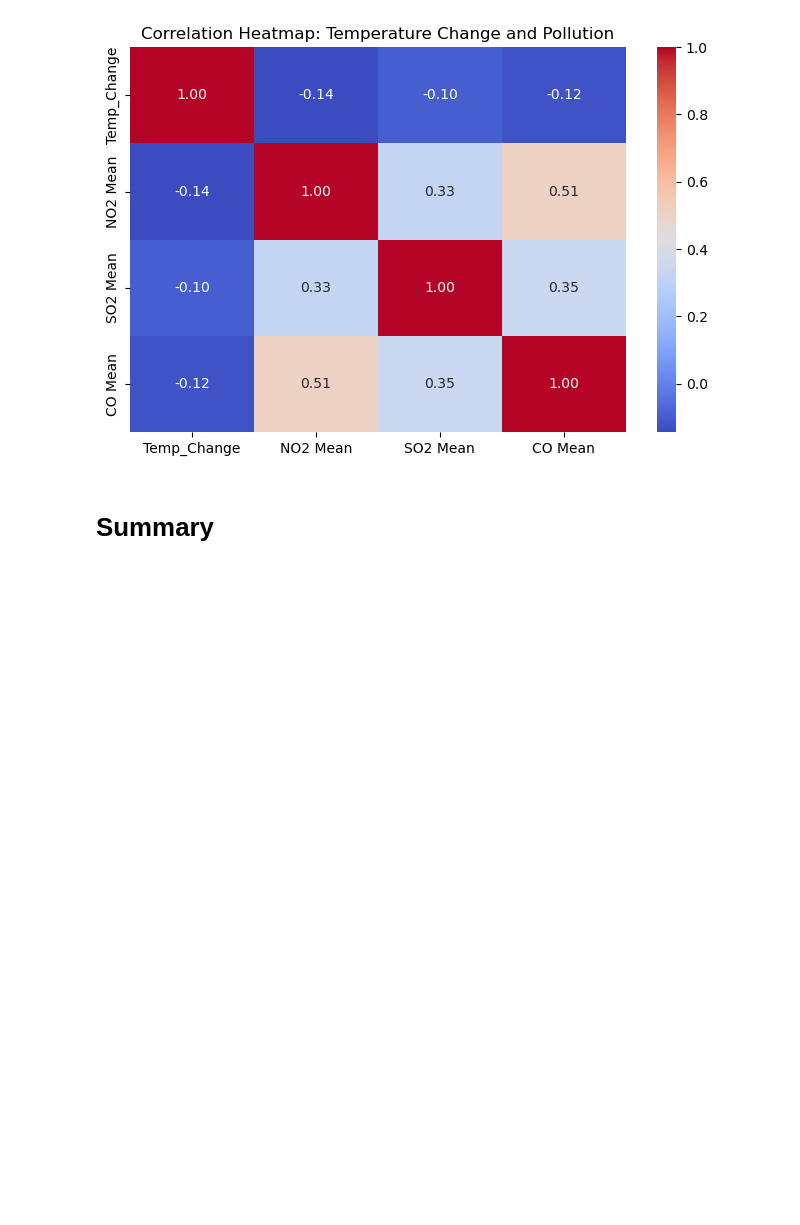
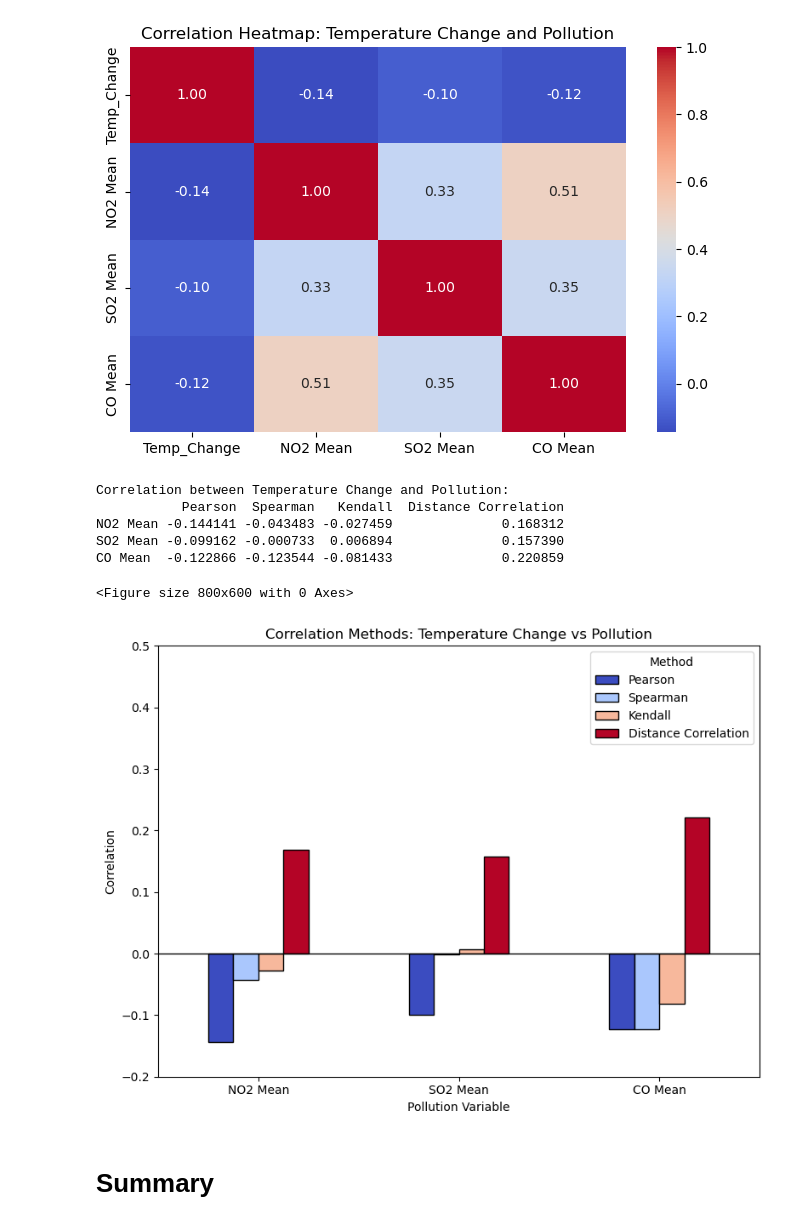
Before and after one commit to aredjil/Temperature-forecasting-for-different-cities-in-the-world, a Jupyter notebook: Correlation_analysis.ipynb, the cells around one changed output. Cells and saved outputs as stored; diff of their text form; code cells hidden in the pictures; blank space fills up the shorter version.

```diff
--- a/Correlation_analysis.ipynb
+++ b/Correlation_analysis.ipynb
@@ -286,3 +334,47 @@ Name: Temp_Change, dtype: float64
+# %%
+# Function to compute temperature change over 3-year periods per city
+def compute_temperature_change(data):
+    data = data.copy()
+    data["Temp_MA3"] = data.groupby("City")["AverageTemperature"].transform(lambda x: x.rolling(window=3).mean())
+    data["Temp_Change"] = data.groupby("City")["Temp_MA3"].diff(periods=3)
+    return data.dropna(subset=["Temp_Change"])
+
+# Compute temperature change per city
+df_cleaned = compute_temperature_change(df)
+
+# Compute correlation between Temperature Change and Pollution
+correlation_temp_change_df = compute_all_correlations(df_cleaned, "Temp_Change", pollution_vars)
+print("\nCorrelation between Temperature Change and Pollution:")
+print(correlation_temp_change_df)
+
+# Plot correlation results for temperature change
+#plot_correlation_results(correlation_temp_change_df, "Correlation Methods: Temperature Change vs Pollution")
+# %% [output]
+Correlation between Temperature Change and Pollution:
+           Pearson  Spearman   Kendall  Distance Correlation
+NO2 Mean -0.144141 -0.043483 -0.027459              0.168312
+SO2 Mean -0.099162 -0.000733  0.006894              0.157390
+CO Mean  -0.122866 -0.123544 -0.081433              0.220859
+# %%
+
+# Plot bar chart for comparison
+plt.figure(figsize=(8, 6))
+correlation_temp_change_df.plot(kind='bar', figsize=(8, 6), colormap="coolwarm", edgecolor="black")
+plt.xlabel("Pollution Variable")
+plt.ylabel("Correlation")
+plt.title("Correlation Methods: Temperature Change vs Pollution")
+plt.axhline(0, color='black', linewidth=1)
+plt.ylim(-0.2, 0.5)
+plt.legend(title="Method", bbox_to_anchor=(1, 1))
+plt.xticks(rotation=0)
+
+# Save the plot
+plt.tight_layout()
+plt.savefig("figures/correlation_pollution_methods_per_3year.png", dpi=300, bbox_inches='tight')
+plt.show()
+# %% [output]
+<Figure size 800x600 with 0 Axes>
+[figure, added]
 # %% [markdown]
 # Summary
 # %% [markdown]
```
Also changed, not shown: parts of 9 cells of this notebook, 14 other files.
